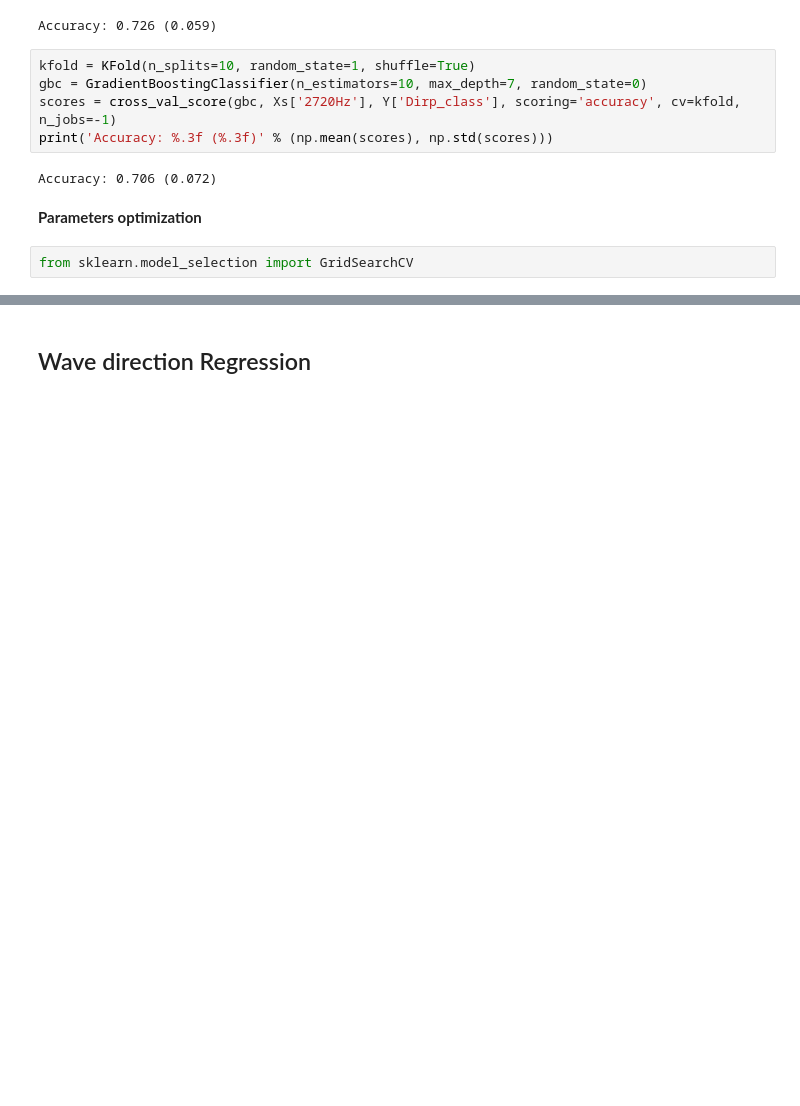
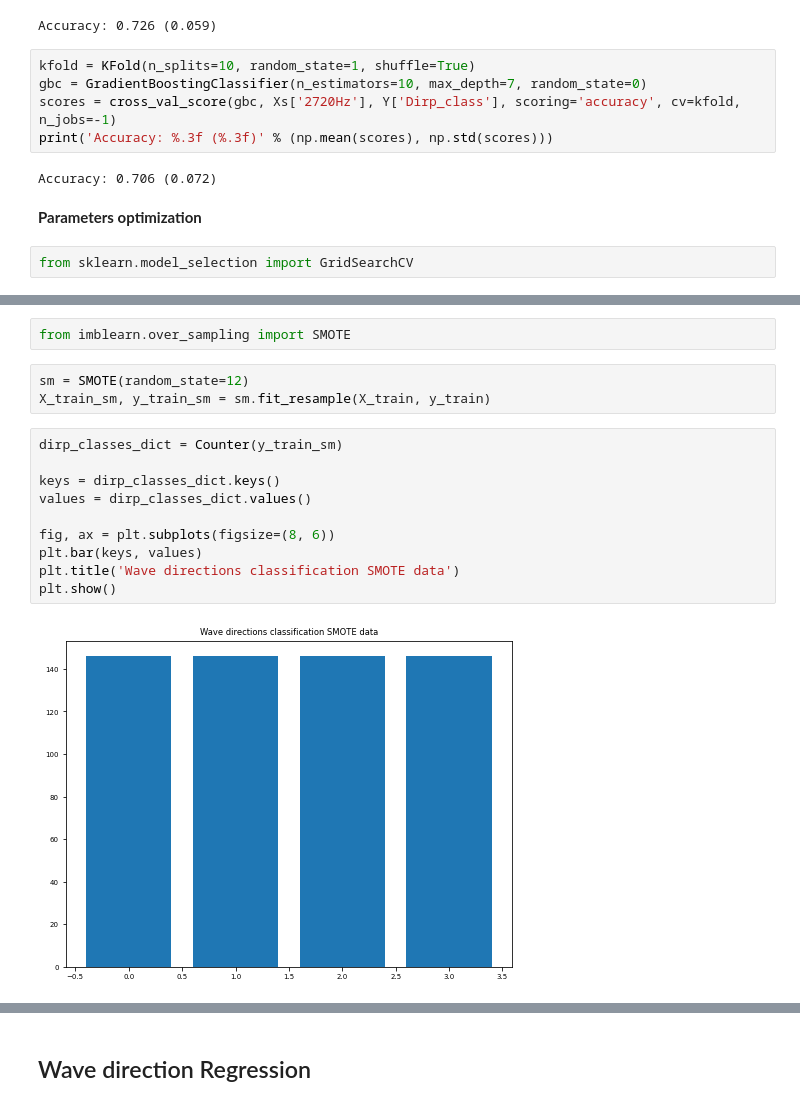
Before and after one commit to rayonnant14/SeaWaves, a Jupyter notebook: SeaWaves_allfreq-s3-plots.ipynb, the cells around one changed output, grey strips where cells are left out. Cells and saved outputs as stored; diff of their text form; blank space fills up the shorter version.

Commit message:
try to deal with imbalance data

```diff
--- a/SeaWaves_allfreq-s3-plots.ipynb
+++ b/SeaWaves_allfreq-s3-plots.ipynb
@@ -384,0 +423,17 @@ plt.show()
+# %%
+from imblearn.over_sampling import SMOTE
+# %%
+sm = SMOTE(random_state=12)
+X_train_sm, y_train_sm = sm.fit_resample(X_train, y_train)
+# %%
+dirp_classes_dict = Counter(y_train_sm)
+
+keys = dirp_classes_dict.keys()
+values = dirp_classes_dict.values()
+
+fig, ax = plt.subplots(figsize=(8, 6))
+plt.bar(keys, values)
+plt.title('Wave directions classification SMOTE data')
+plt.show()
+# %% [output]
+[figure, added]
```
Also changed, not shown: parts of 29 cells of this notebook.
